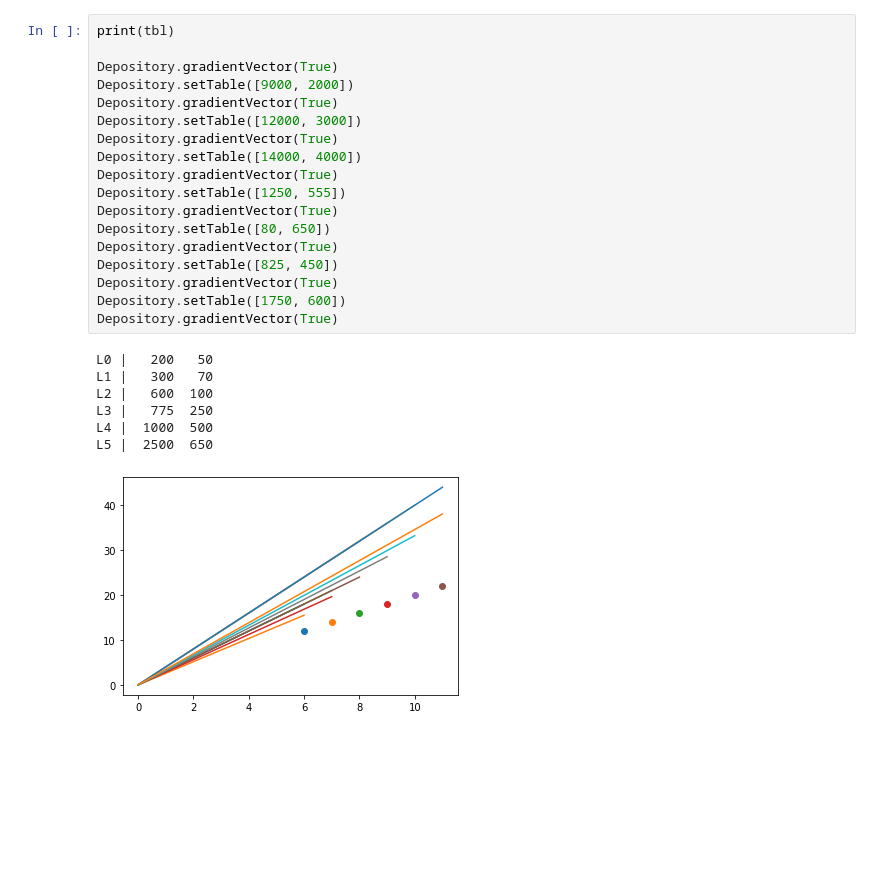
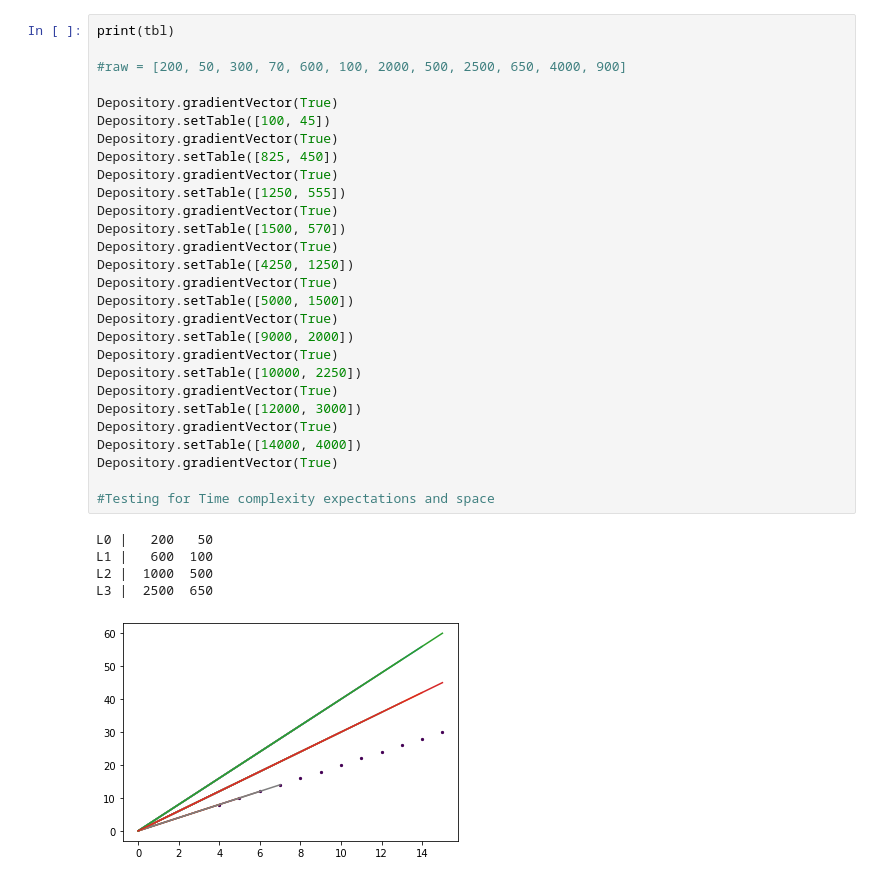
Before and after one commit to Pomidorka1234/Table-Efficiency, a Jupyter notebook: JupyModule.ipynb, the cells around one changed output. Drawn from its saved outputs; the diff is of its cells as text; blank space fills up the shorter version.

```diff
--- a/JupyModule.ipynb
+++ b/JupyModule.ipynb
@@ -32,26 +32,34 @@ for i in range(tbl.label.height):
-# %%
-print(tbl)
-
-Depository.gradientVector(True)
-Depository.setTable([9000, 2000])
-Depository.gradientVector(True)
-Depository.setTable([12000, 3000])
-Depository.gradientVector(True)
-Depository.setTable([14000, 4000])
-Depository.gradientVector(True)
-Depository.setTable([1250, 555])
-Depository.gradientVector(True)
-Depository.setTable([80, 650])
-Depository.gradientVector(True)
-Depository.setTable([825, 450])
-Depository.gradientVector(True)
-Depository.setTable([1750, 600])
-Depository.gradientVector(True)
-# %% [output]
-L0 |   200   50
-L1 |   300   70
-L2 |   600  100
-L3 |   775  250
-L4 |  1000  500
-L5 |  2500  650
-[figure, removed]
+# %%
+print(tbl)
+
+#raw = [200, 50, 300, 70, 600, 100, 2000, 500, 2500, 650, 4000, 900]
+
+Depository.gradientVector(True)
+Depository.setTable([100, 45])
+Depository.gradientVector(True)
+Depository.setTable([825, 450])
+Depository.gradientVector(True)
+Depository.setTable([1250, 555])
+Depository.gradientVector(True)
+Depository.setTable([1500, 570])
+Depository.gradientVector(True)
+Depository.setTable([4250, 1250])
+Depository.gradientVector(True)
+Depository.setTable([5000, 1500])
+Depository.gradientVector(True)
+Depository.setTable([9000, 2000])
+Depository.gradientVector(True)
+Depository.setTable([10000, 2250])
+Depository.gradientVector(True)
+Depository.setTable([12000, 3000])
+Depository.gradientVector(True)
+Depository.setTable([14000, 4000])
+Depository.gradientVector(True)
+
+#Testing for Time complexity expectations and space
+# %% [output]
+L0 |   200   50
+L1 |   600  100
+L2 |  1000  500
+L3 |  2500  650
+[figure, added]
```
Also changed, not shown: parts of 3 cells of this notebook, 1 other file.
